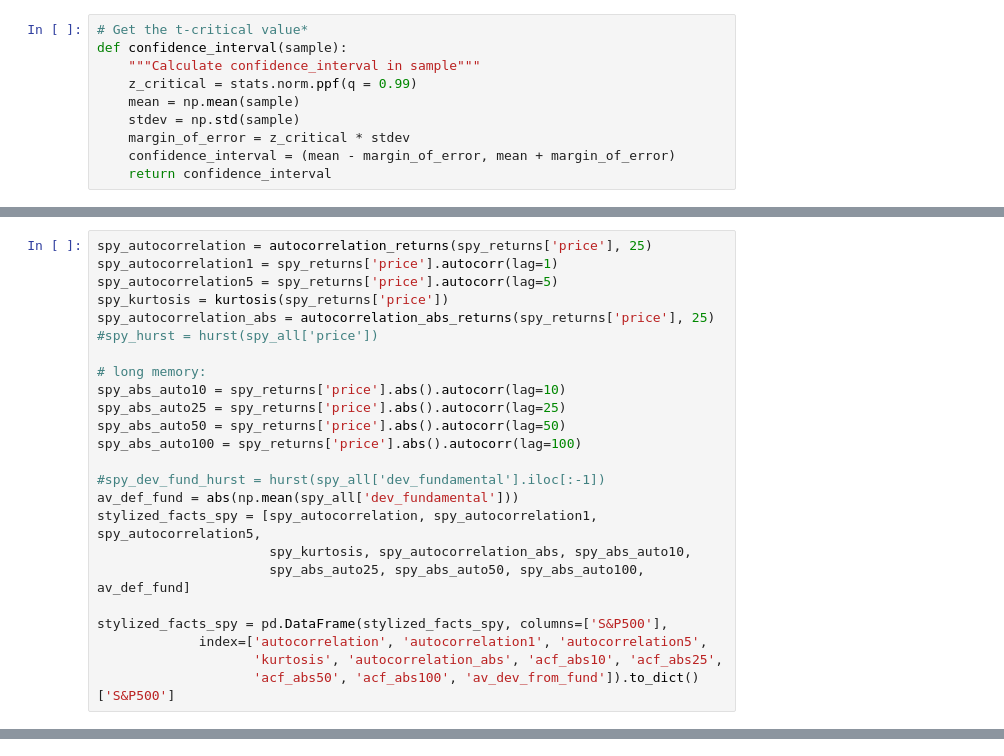
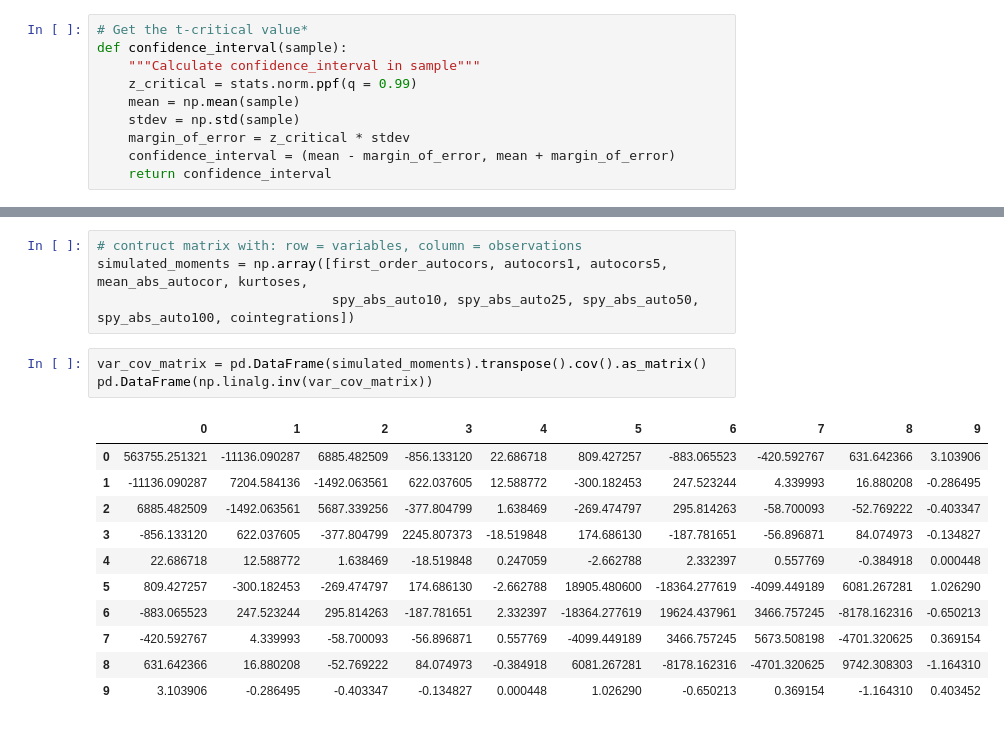
Before and after one commit to joerischasfoort/sim-fin-abm, a Jupyter notebook: bootstrapped_moments_sp500.ipynb, the cells around one changed output, grey strips where cells are left out. Cells and saved outputs as stored; diff of their text form.

```diff
--- a/bootstrapped_moments_sp500.ipynb
+++ b/bootstrapped_moments_sp500.ipynb
@@ -431,24 +431,0 @@ Finally, for to measure the deviation from fundamentals, I use the
-# %%
-spy_autocorrelation = autocorrelation_returns(spy_returns['price'], 25)
-spy_autocorrelation1 = spy_returns['price'].autocorr(lag=1)
-spy_autocorrelation5 = spy_returns['price'].autocorr(lag=5)
-spy_kurtosis = kurtosis(spy_returns['price'])
-spy_autocorrelation_abs = autocorrelation_abs_returns(spy_returns['price'], 25)
-#spy_hurst = hurst(spy_all['price'])
-
-# long memory:
-spy_abs_auto10 = spy_returns['price'].abs().autocorr(lag=10)
-spy_abs_auto25 = spy_returns['price'].abs().autocorr(lag=25)
-spy_abs_auto50 = spy_returns['price'].abs().autocorr(lag=50)
-spy_abs_auto100 = spy_returns['price'].abs().autocorr(lag=100)
-
-#spy_dev_fund_hurst = hurst(spy_all['dev_fundamental'].iloc[:-1])
-av_def_fund = abs(np.mean(spy_all['dev_fundamental']))
-stylized_facts_spy = [spy_autocorrelation, spy_autocorrelation1, spy_autocorrelation5,
-                      spy_kurtosis, spy_autocorrelation_abs, spy_abs_auto10,
-                      spy_abs_auto25, spy_abs_auto50, spy_abs_auto100, av_def_fund]
-
-stylized_facts_spy = pd.DataFrame(stylized_facts_spy, columns=['S&P500'],
-             index=['autocorrelation', 'autocorrelation1', 'autocorrelation5',
-                    'kurtosis', 'autocorrelation_abs', 'acf_abs10', 'acf_abs25',
-                    'acf_abs50', 'acf_abs100', 'av_dev_from_fund']).to_dict()['S&P500']
@@ -467,0 +438,19 @@ stylized_facts_spy
+# %%
+# contruct matrix with: row = variables, column = observations
+simulated_moments = np.array([first_order_autocors, autocors1, autocors5, mean_abs_autocor, kurtoses,
+                              spy_abs_auto10, spy_abs_auto25, spy_abs_auto50, spy_abs_auto100, cointegrations])
+# %%
+var_cov_matrix = pd.DataFrame(simulated_moments).transpose().cov().as_matrix()
+pd.DataFrame(np.linalg.inv(var_cov_matrix))
+# %% [output]
+|  | 0 | 1 | 2 | 3 | 4 | 5 | 6 | 7 | 8 | 9 |
+| 0 | 563755.251321 | -11136.090287 | 6885.482509 | -856.133120 | 22.686718 | 809.427257 | -883.065523 | -420.592767 | 631.642366 | 3.103906 |
+| 1 | -11136.090287 | 7204.584136 | -1492.063561 | 622.037605 | 12.588772 | -300.182453 | 247.523244 | 4.339993 | 16.880208 | -0.286495 |
+| 2 | 6885.482509 | -1492.063561 | 5687.339256 | -377.804799 | 1.638469 | -269.474797 | 295.814263 | -58.700093 | -52.769222 | -0.403347 |
+| 3 | -856.133120 | 622.037605 | -377.804799 | 2245.807373 | -18.519848 | 174.686130 | -187.781651 | -56.896871 | 84.074973 | -0.134827 |
+| 4 | 22.686718 | 12.588772 | 1.638469 | -18.519848 | 0.247059 | -2.662788 | 2.332397 | 0.557769 | -0.384918 | 0.000448 |
+| 5 | 809.427257 | -300.182453 | -269.474797 | 174.686130 | -2.662788 | 18905.480600 | -18364.277619 | -4099.449189 | 6081.267281 | 1.026290 |
+| 6 | -883.065523 | 247.523244 | 295.814263 | -187.781651 | 2.332397 | -18364.277619 | 19624.437961 | 3466.757245 | -8178.162316 | -0.650213 |
+| 7 | -420.592767 | 4.339993 | -58.700093 | -56.896871 | 0.557769 | -4099.449189 | 3466.757245 | 5673.508198 | -4701.320625 | 0.369154 |
+| 8 | 631.642366 | 16.880208 | -52.769222 | 84.074973 | -0.384918 | 6081.267281 | -8178.162316 | -4701.320625 | 9742.308303 | -1.164310 |
+| 9 | 3.103906 | -0.286495 | -0.403347 | -0.134827 | 0.000448 | 1.026290 | -0.650213 | 0.369154 | -1.164310 | 0.403452 |
```
Also changed, not shown: parts of 19 cells of this notebook, 1 other file.
